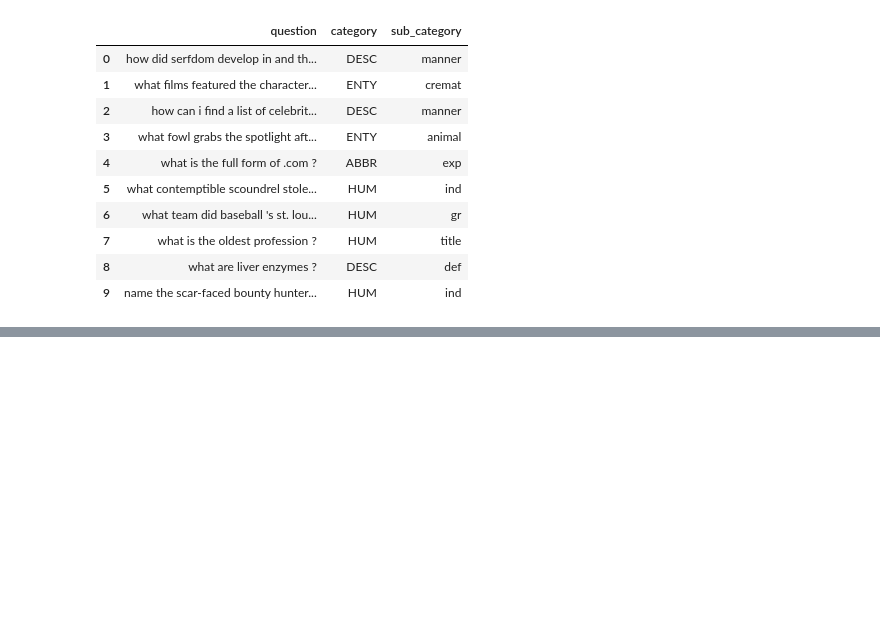
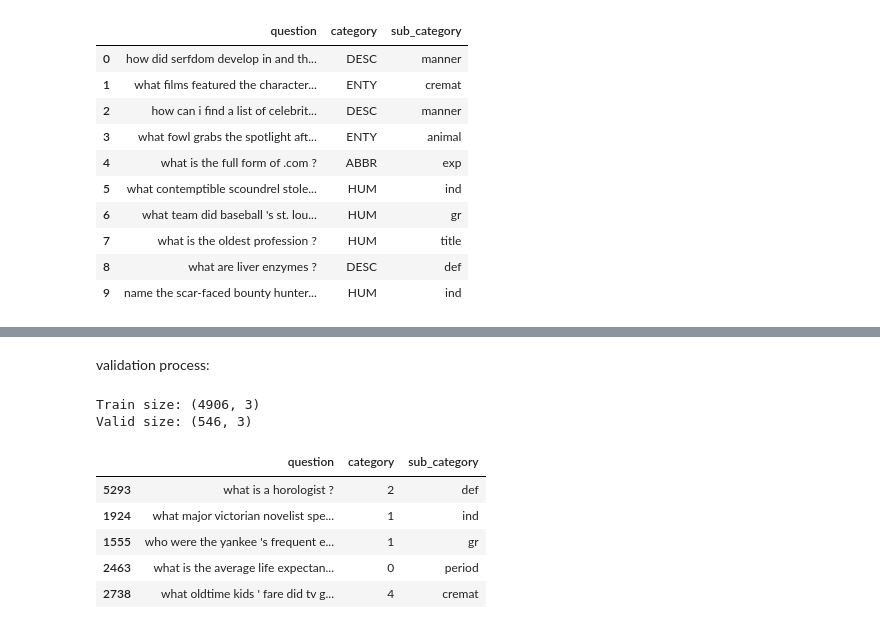
Before and after one commit to Atabak-Touri/NLP-CNN_RNN, a Jupyter notebook: sentenceclassification_CNN.ipynb, the cells around one changed output, grey strips where cells are left out. Cells and saved outputs as stored; diff of their text form; code cells hidden in the pictures; blank space fills up the shorter version.

```diff
--- a/sentenceclassification_CNN.ipynb
+++ b/sentenceclassification_CNN.ipynb
@@ -139,0 +183,20 @@ train_df.head(n=10)
+# %% [markdown]
+validation process:
+# %%
+from sklearn.model_selection import train_test_split
+
+train_df, valid_df = train_test_split(train_df, test_size=0.1)#10% val dataset
+print(f"Train size: {train_df.shape}")
+print(f"Valid size: {valid_df.shape}")
+
+# Print data
+train_df.head()
+# %% [output]
+Train size: (4906, 3)
+Valid size: (546, 3)
+|  | question | category | sub_category |
+| 5293 | what is a horologist ? | 2 | def |
+| 1924 | what major victorian novelist spe... | 1 | ind |
+| 1555 | who were the yankee 's frequent e... | 1 | gr |
+| 2463 | what is the average life expectan... | 0 | period |
+| 2738 | what oldtime kids ' fare did tv g... | 4 | cremat |
```
Also changed, not shown: parts of 3 cells of this notebook.
